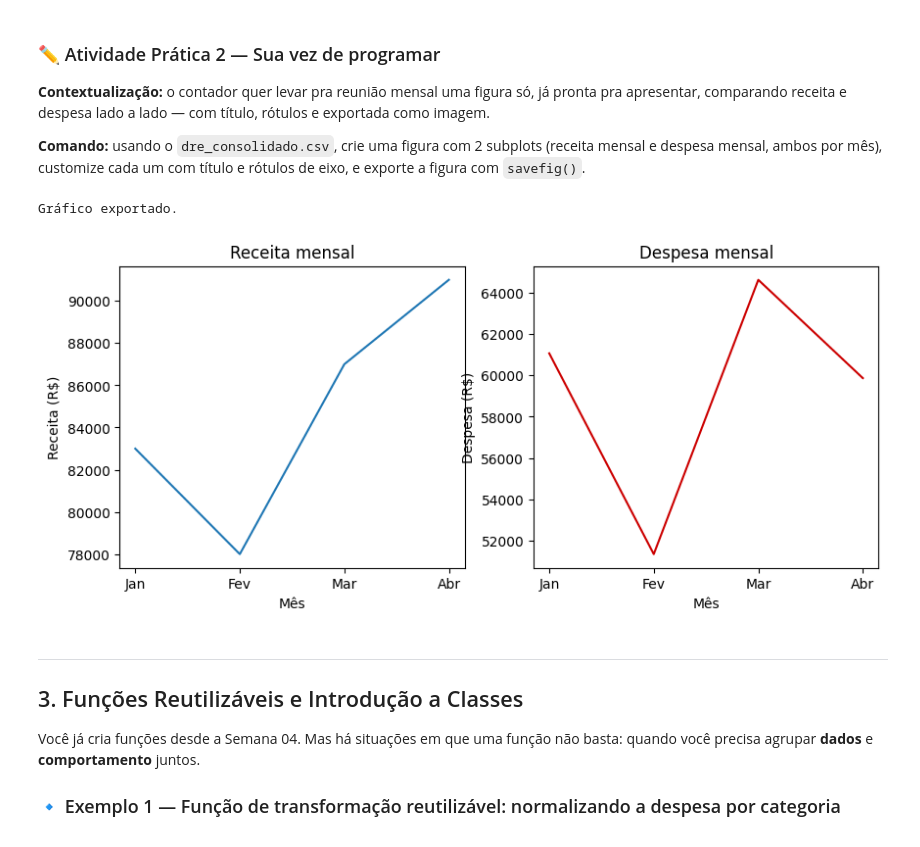
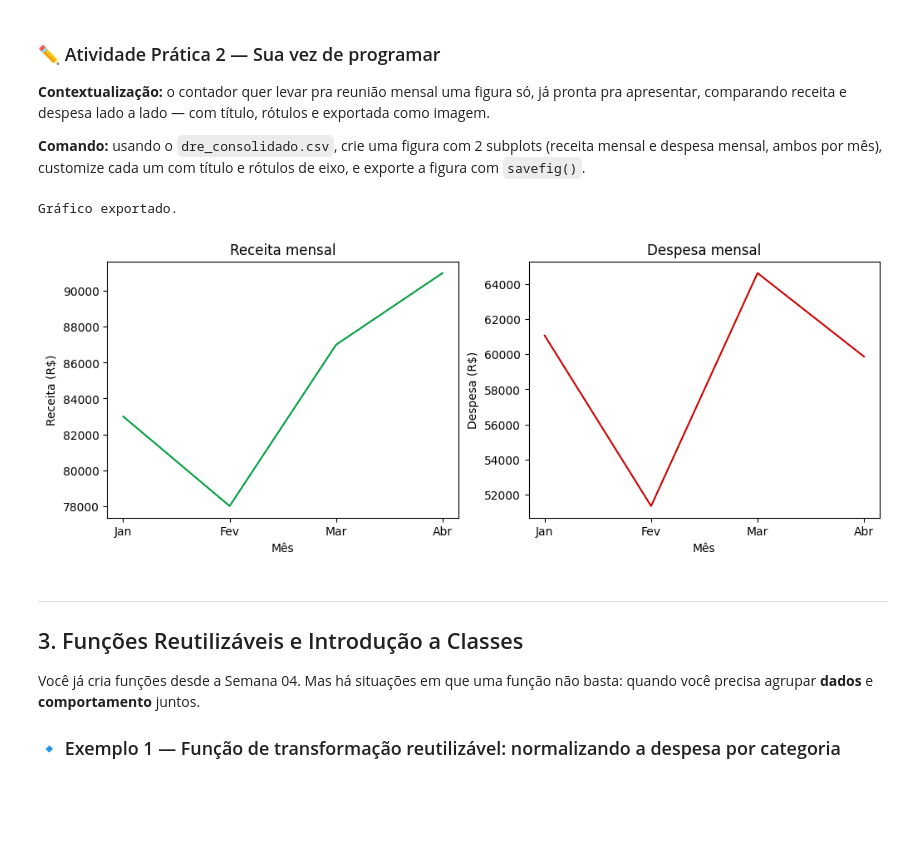
Before and after one commit to laisalegri/turma05-analise-de-dados-com-python, a Jupyter notebook: 07_Visualizacao_e_Pipelines/Aluno/notebook_colab_lais.ipynb, the cells around one changed output. Cells and saved outputs as stored; diff of their text form; code cells hidden in the pictures; blank space fills up the shorter version.

```diff
--- a/07_Visualizacao_e_Pipelines/Aluno/notebook_colab_lais.ipynb
+++ b/07_Visualizacao_e_Pipelines/Aluno/notebook_colab_lais.ipynb
@@ -285,30 +285,30 @@ Gráfico exportado.
 # %%
 import matplotlib.pyplot as plt
 import pandas as pd
 
 dre = pd.read_csv("dataset/dre_consolidado.csv")
 
 ordem_meses = ["Jan", "Fev", "Mar", "Abr"]
 receita_mensal = dre[dre["tipo"] == "Receita"].groupby("mes")["valor"].sum()[ordem_meses]
 despesa_mensal = dre[dre["tipo"] == "Despesa"].groupby("mes")["valor"].sum()[ordem_meses]
 
-fig, axs = plt.subplots(1, 2, figsize=(10, 4))
+fig, axs = plt.subplots(1, 2, figsize=(12, 4))
 
-axs[0].plot(receita_mensal.index, receita_mensal.values)
+axs[0].plot(receita_mensal.index, receita_mensal.values, color="#0A9F2F")
 axs[0].set_title("Receita mensal")
 axs[0].set_xlabel("Mês")
 axs[0].set_ylabel("Receita (R$)")
 
 axs[1].plot(despesa_mensal.index, despesa_mensal.values, color="#CC0000")
 axs[1].set_title("Despesa mensal")
 axs[1].set_xlabel("Mês")
 axs[1].set_ylabel("Despesa (R$)")
 
 fig.savefig("receita_despesa_mensal.png", dpi=150)
 print("Gráfico exportado.")
 # %% [output]
 Gráfico exportado.
-[figure, old version]
+[figure, new version]
 # %% [markdown]
 ---
 ## 3. Funções Reutilizáveis e Introdução a Classes
```
Also changed, not shown: parts of 13 cells of this notebook, 3 other files.
